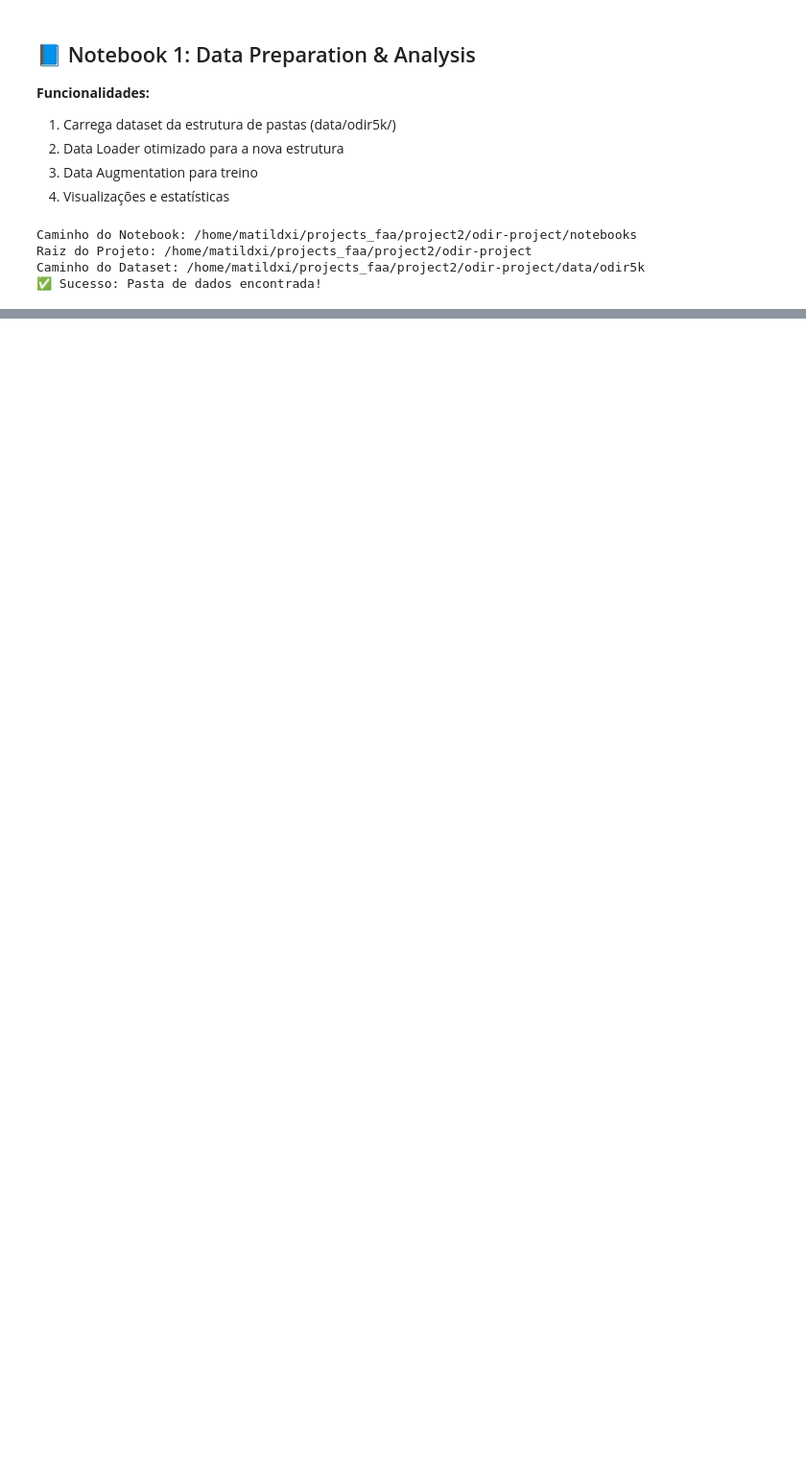
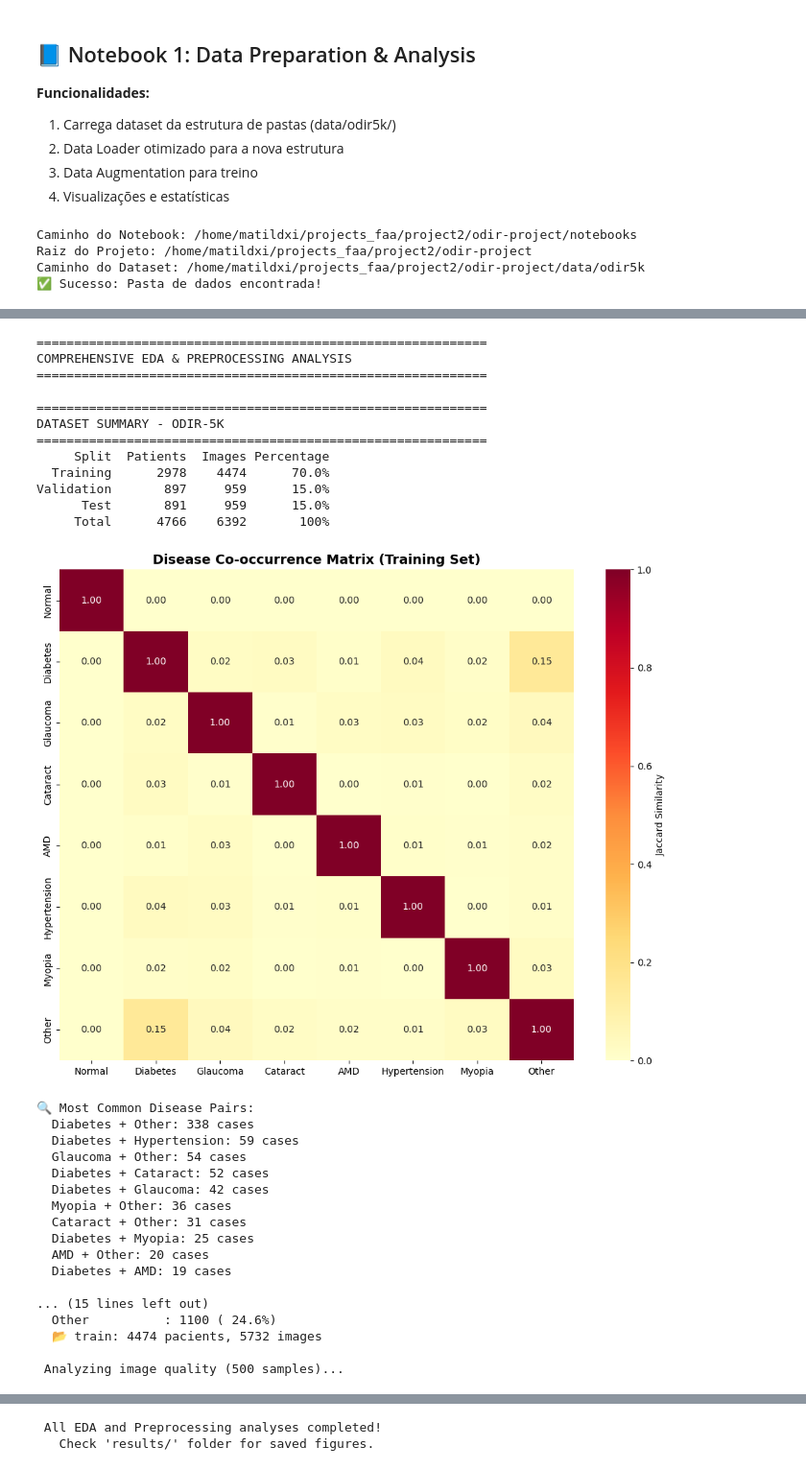
Before and after one commit to matildetex/projects_faa, a Jupyter notebook: project2/odir-project/notebooks/01_Data_Preparation.ipynb, the cells around one changed output, grey strips where cells are left out. Shown at 96% size. Cells and saved outputs as stored; diff of their text form; code cells hidden in the pictures; blank space fills up the shorter version.

Commit message:
additional graphs

```diff
--- a/project2/odir-project/notebooks/01_Data_Preparation.ipynb
+++ b/project2/odir-project/notebooks/01_Data_Preparation.ipynb
@@ -244,0 +646,62 @@ else:
+# %%
+# ==================== ANÁLISES ADICIONAIS ====================
+
+print("\n" + "="*60)
+print("COMPREHENSIVE EDA & PREPROCESSING ANALYSIS")
+print("="*60)
+
+# 1. Dataset Summary Table
+dataset_summary = print_dataset_summary()
+
+# 2. Multi-label Co-occurrence
+train_data = pd.read_csv(os.path.join(DATASET_ROOT, 'train', 'train_metadata.csv'))
+plot_disease_cooccurrence(train_data)
+analyze_multilabel_distribution(train_data)
+
+# 3. Image Quality Analysis
+train_dataset_basic = ODIRDataset('train', transform=get_val_test_transform())
+analyze_image_quality(train_dataset_basic, num_samples=500)
+
+# 4. Cropping Effect
+measure_cropping_effect(train_dataset_basic, num_samples=100)
+
+# 5. CLAHE Effect
+measure_clahe_effect(num_samples=50)
+
+# 6. Complete Pipeline Visualization
+train_dataset_clahe = ODIRDataset('train', transform=get_train_transform_CLAHE())
+visualize_complete_pipeline(num_samples=3)
+
+print("\n All EDA and Preprocessing analyses completed!")
+print("   Check 'results/' folder for saved figures.")
+# %% [output]
+============================================================
+COMPREHENSIVE EDA & PREPROCESSING ANALYSIS
+============================================================
+
+============================================================
+DATASET SUMMARY - ODIR-5K
+============================================================
+     Split  Patients  Images Percentage
+  Training      2978    4474      70.0%
+Validation       897     959      15.0%
+      Test       891     959      15.0%
+     Total      4766    6392       100%
+[figure, added]
+🔍 Most Common Disease Pairs:
+  Diabetes + Other: 338 cases
+  Diabetes + Hypertension: 59 cases
+  Glaucoma + Other: 54 cases
+  Diabetes + Cataract: 52 cases
+  Diabetes + Glaucoma: 42 cases
+  Myopia + Other: 36 cases
+  Cataract + Other: 31 cases
+  Diabetes + Myopia: 25 cases
+  AMD + Other: 20 cases
+  Diabetes + AMD: 19 cases
+
+... (15 lines left out)
+  Other          : 1100 ( 24.6%)
+  📂 train: 4474 pacients, 5732 images
+
+ Analyzing image quality (500 samples)...
@@ -244,0 +745,2 @@ else:
+ All EDA and Preprocessing analyses completed!
+   Check 'results/' folder for saved figures.
```
Also changed, not shown: parts of 11 cells of this notebook, 7 other files.
